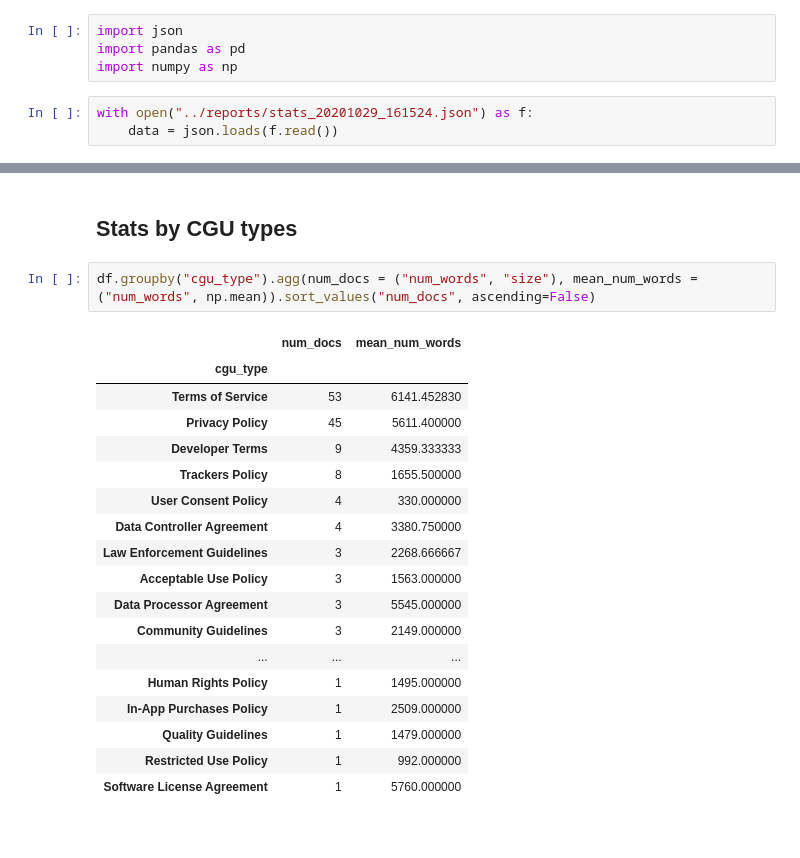
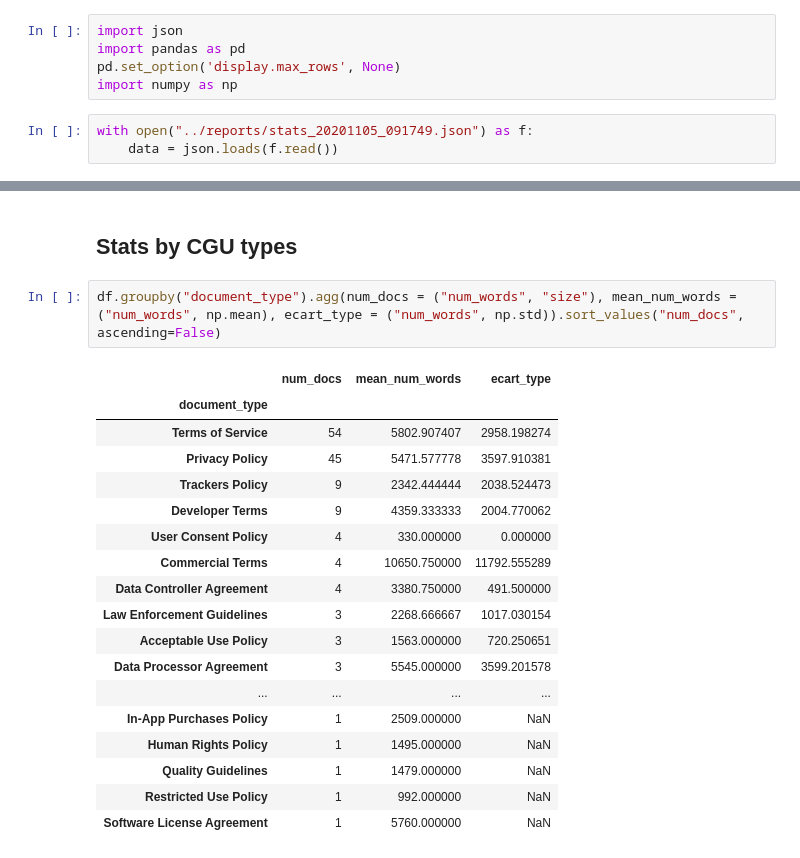
Before and after one commit to OpenTermsArchive/stats, a Jupyter notebook: notebooks/report_page.ipynb, the cells around one changed output, grey strips where cells are left out. Drawn from its saved outputs; the diff is of its cells as text.

```diff
--- a/notebooks/report_page.ipynb
+++ b/notebooks/report_page.ipynb
@@ -3,9 +3,10 @@
 # %%
 import json
 import pandas as pd
+pd.set_option('display.max_rows', None)
 import numpy as np
 # %%
-with open("../reports/stats_20201029_161524.json") as f:
+with open("../reports/stats_20201105_091749.json") as f:
     data = json.loads(f.read())
 # %%
 df = pd.DataFrame.from_dict(data, orient="index")
@@ -27,23 +32,23 @@ df
 # %% [markdown]
 ## Stats by CGU types
 # %%
-df.groupby("cgu_type").agg(num_docs = ("num_words", "size"), mean_num_words = ("num_words", np.mean)).sort_values("num_docs", ascending=False)
+df.groupby("document_type").agg(num_docs = ("num_words", "size"), mean_num_words = ("num_words", np.mean), ecart_type = ("num_words", np.std)).sort_values("num_docs", ascending=False)
 # %% [output]
-|  | num_docs | mean_num_words |
-| cgu_type |  |  |
-| Terms of Service | 53 | 6141.452830 |
-| Privacy Policy | 45 | 5611.400000 |
-| Developer Terms | 9 | 4359.333333 |
-| Trackers Policy | 8 | 1655.500000 |
-| User Consent Policy | 4 | 330.000000 |
-| Data Controller Agreement | 4 | 3380.750000 |
-| Law Enforcement Guidelines | 3 | 2268.666667 |
-| Acceptable Use Policy | 3 | 1563.000000 |
-| Data Processor Agreement | 3 | 5545.000000 |
-| Community Guidelines | 3 | 2149.000000 |
-| ... | ... | ... |
-| Human Rights Policy | 1 | 1495.000000 |
-| In-App Purchases Policy | 1 | 2509.000000 |
-| Quality Guidelines | 1 | 1479.000000 |
-| Restricted Use Policy | 1 | 992.000000 |
-| Software License Agreement | 1 | 5760.000000 |
+|  | num_docs | mean_num_words | ecart_type |
+| document_type |  |  |  |
+| Terms of Service | 54 | 5802.907407 | 2958.198274 |
+| Privacy Policy | 45 | 5471.577778 | 3597.910381 |
+| Trackers Policy | 9 | 2342.444444 | 2038.524473 |
+| Developer Terms | 9 | 4359.333333 | 2004.770062 |
+| User Consent Policy | 4 | 330.000000 | 0.000000 |
+| Commercial Terms | 4 | 10650.750000 | 11792.555289 |
+| Data Controller Agreement | 4 | 3380.750000 | 491.500000 |
+| Law Enforcement Guidelines | 3 | 2268.666667 | 1017.030154 |
+| Acceptable Use Policy | 3 | 1563.000000 | 720.250651 |
+| Data Processor Agreement | 3 | 5545.000000 | 3599.201578 |
+| ... | ... | ... | ... |
+| In-App Purchases Policy | 1 | 2509.000000 | NaN |
+| Human Rights Policy | 1 | 1495.000000 | NaN |
+| Quality Guidelines | 1 | 1479.000000 | NaN |
+| Restricted Use Policy | 1 | 992.000000 | NaN |
+| Software License Agreement | 1 | 5760.000000 | NaN |
```
Also changed, not shown: parts of 1 cell of this notebook, 4 other files.
